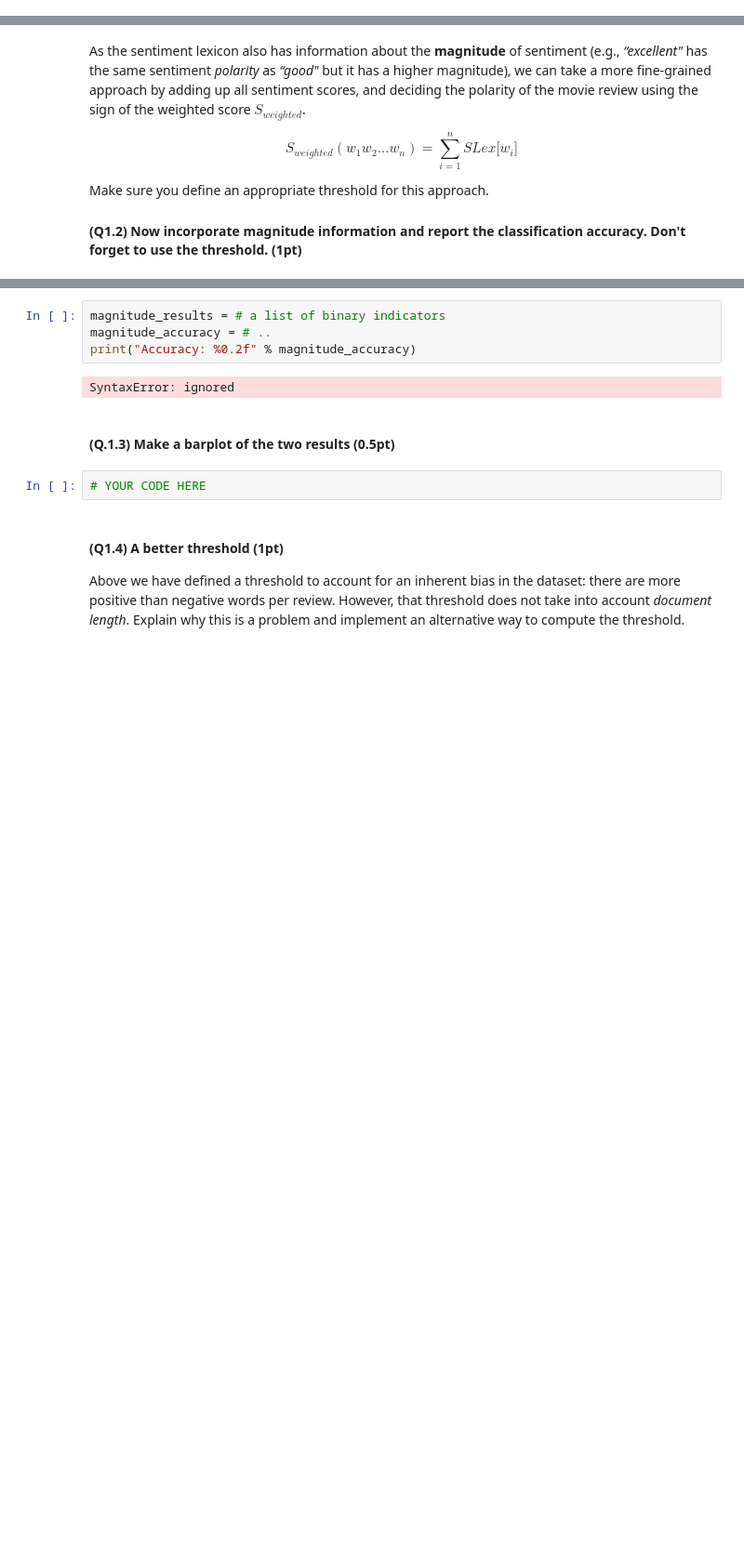
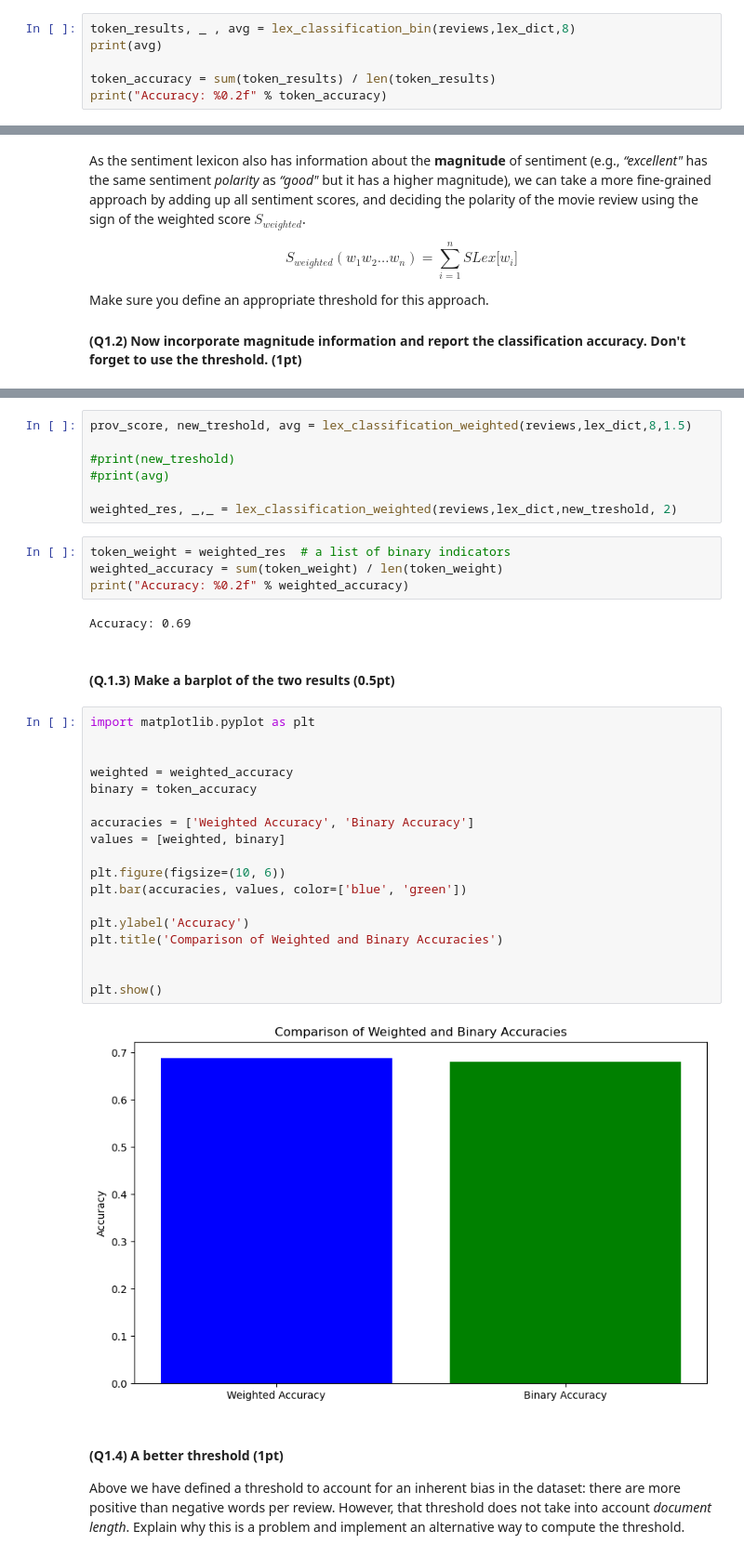
Before and after one commit to karim-abdel/NLP_1, a Jupyter notebook: Assignment_1/NLP1_2023_Practical_1.ipynb, the cells around one changed output, grey strips where cells are left out. Shown: that part at 93% size. Cells and saved outputs as stored; diff of their text form; blank space fills up the shorter version.

```diff
--- a/Assignment_1/NLP1_2023_Practical_1.ipynb
+++ b/Assignment_1/NLP1_2023_Practical_1.ipynb
@@ -232,0 +332,6 @@ SyntaxError: ignored
+# %%
+token_results, _ , avg = lex_classification_bin(reviews,lex_dict,8)
+print(avg)
+
+token_accuracy = sum(token_results) / len(token_results)
+print("Accuracy: %0.2f" % token_accuracy)
@@ -247,13 +401,38 @@ Make sure you define an appropriate threshold for this approach.
+# %%
+prov_score, new_treshold, avg = lex_classification_weighted(reviews,lex_dict,8,1.5)
+
+#print(new_treshold)
+#print(avg)
+
+weighted_res, _,_ = lex_classification_weighted(reviews,lex_dict,new_treshold, 2)
 # %%
-magnitude_results = # a list of binary indicators
-magnitude_accuracy = # ..
-print("Accuracy: %0.2f" % magnitude_accuracy)
+token_weight = weighted_res  # a list of binary indicators
+weighted_accuracy = sum(token_weight) / len(token_weight)
+print("Accuracy: %0.2f" % weighted_accuracy)
 # %% [output]
-SyntaxError: ignored
+Accuracy: 0.69
 # %% [markdown]
 #### (Q.1.3) Make a barplot of the two results (0.5pt)
-# %%
-# YOUR CODE HERE
+# %%
+import matplotlib.pyplot as plt
+
+
+weighted = weighted_accuracy
+binary = token_accuracy
+
+accuracies = ['Weighted Accuracy', 'Binary Accuracy']
+values = [weighted, binary]
+
+plt.figure(figsize=(10, 6))
+plt.bar(accuracies, values, color=['blue', 'green'])
+
+plt.ylabel('Accuracy')
+plt.title('Comparison of Weighted and Binary Accuracies')
+
+
+plt.show()
+# %% [output]
+[figure, added]
 # %% [markdown]
 #### (Q1.4) A better threshold (1pt)
 Above we have defined a threshold to account for an inherent bias in the dataset: there are more positive than negative words per review.
```
Also changed, not shown: parts of 18 cells of this notebook, 2 other files.
